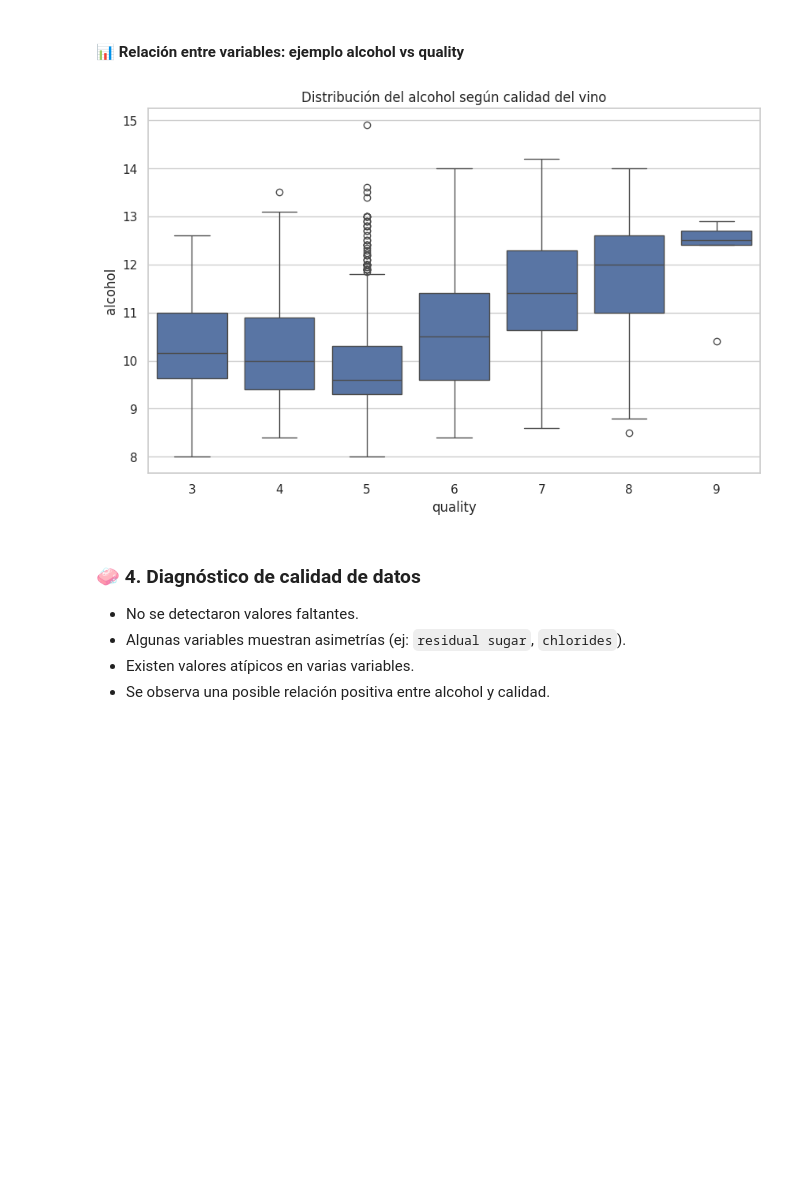
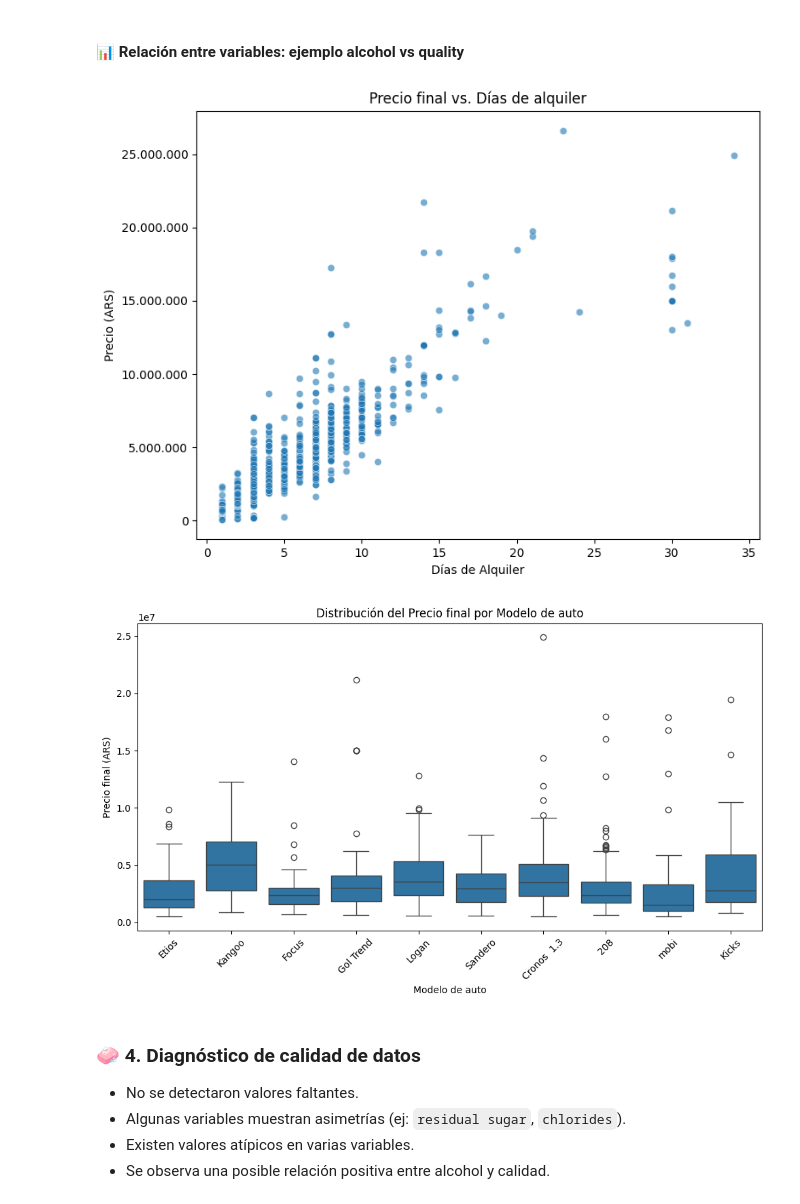
Before and after one commit to dlimachi/TP-ATUA, a Jupyter notebook: TP-Entregable2.ipynb, the cells around one changed output. Cells and saved outputs as stored; diff of their text form; code cells hidden in the pictures; blank space fills up the shorter version.

```diff
--- a/TP-Entregable2.ipynb
+++ b/TP-Entregable2.ipynb
@@ -23,13 +23,11 @@ Installing collected packages: ucimlrepo
 Successfully installed ucimlrepo-0.0.7
 # %%
 import pandas as pd
+import seaborn as sns
+import matplotlib.pyplot as plt
 import numpy as np
-import matplotlib.pyplot as plt
-import seaborn as sns
-
-# Configuraciones de estilo
-sns.set(style="whitegrid")
-plt.rcParams["figure.figsize"] = (10, 6)
+from matplotlib import ticker
+import math
 # %% [markdown]
 ### 🧾 2. Carga de datos
 
@@ -169,11 +275,43 @@ ValueError: could not convert string to float: 'CANCELADA'
 # %% [markdown]
 #### 📊 Relación entre variables: ejemplo alcohol vs quality
 # %%
-sns.boxplot(x='quality', y='alcohol', data=df)
-plt.title('Distribución del alcohol según calidad del vino')
+#sns.boxplot(x='quality', y='alcohol', data=df)
+#plt.title('Distribución del alcohol según calidad del vino')
+#plt.show()
+plt.figure(figsize=(8, 6))
+sns.scatterplot(
+    data=df_filtered,
+    x='Dias de Alquiler',
+    y='Precio final',
+    alpha=0.6
+)
+plt.gca().yaxis.set_major_formatter(ticker.FuncFormatter(lambda x, _: f'{int(x):,}'.replace(',', '.')))
+plt.title('Precio final vs. Días de alquiler')
+plt.xlabel('Días de Alquiler')
+plt.ylabel('Precio (ARS)')
+plt.tight_layout()
 plt.show()
+
+
+
+top_modelos = df_filtered['Modelo'].value_counts().nlargest(10).index
+df_modelos = df_filtered[df_filtered['Modelo'].isin(top_modelos)]
+
+plt.figure(figsize=(10, 6))
+sns.boxplot(
+    data=df_modelos,
+    x='Modelo',
+    y='Precio final'
+)
+plt.xticks(rotation=45)
+plt.title('Distribución del Precio final por Modelo de auto')
+plt.ylabel('Precio final (ARS)')
+plt.xlabel('Modelo de auto')
+plt.tight_layout()
+plt.show()
 # %% [output]
-[figure, old version]
+[figure, new version]
+[figure, added]
 # %% [markdown]
 ### 🧼 4. Diagnóstico de calidad de datos
 - No se detectaron valores faltantes.
```
Also changed, not shown: parts of 11 cells of this notebook, 6 other files.
